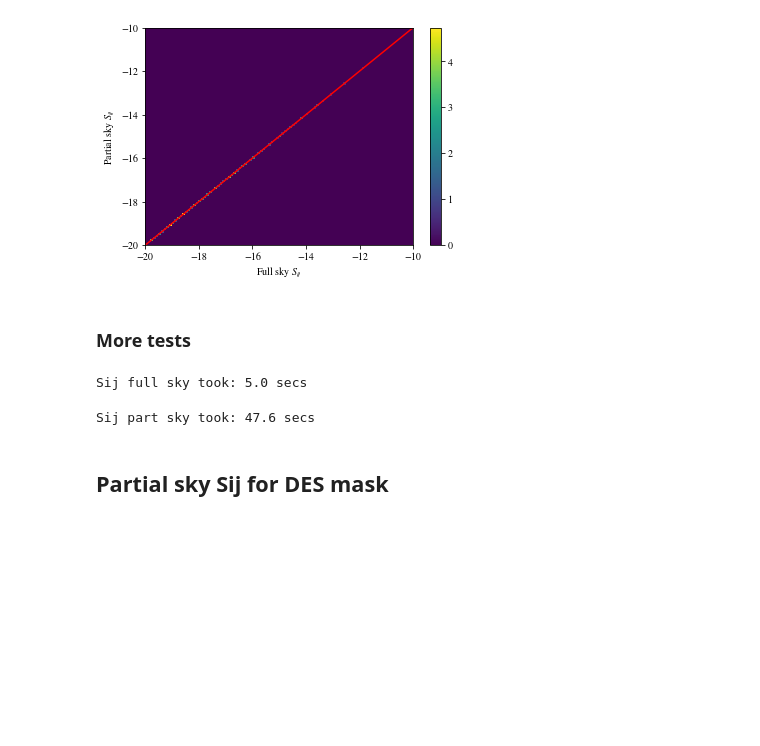
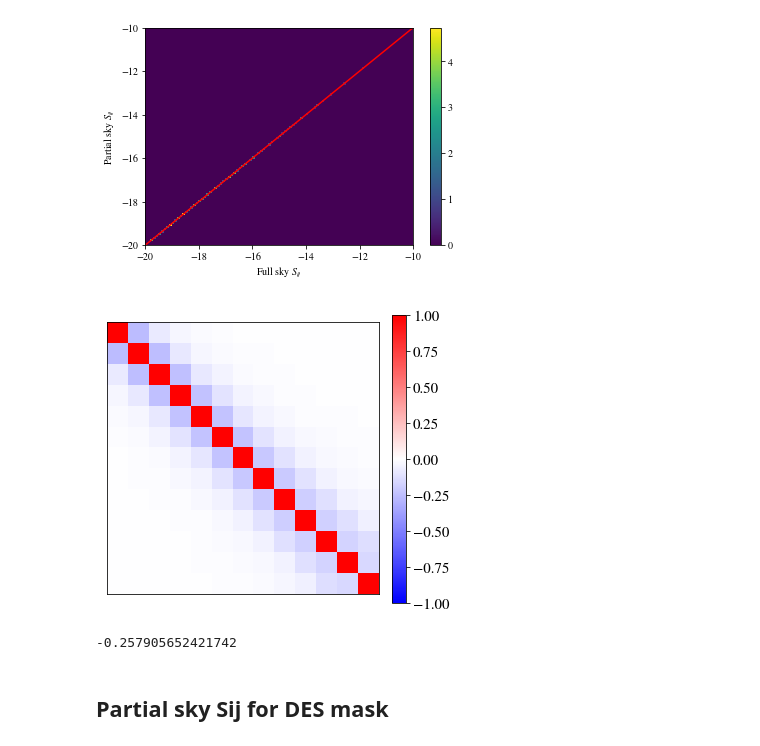
Before and after one commit to fabienlacasa/PySSC, a Jupyter notebook: Partsky_examples.ipynb, the cells around one changed output. Saved outputs shown, nothing was run; the diff lists cells and outputs as text; code cells hidden in the pictures; blank space fills up the shorter version.

```diff
--- a/Partsky_examples.ipynb
+++ b/Partsky_examples.ipynb
@@ -80,24 +80,25 @@ print('%.1f%% of the part sky Sij bins are within 1%% of the Sij full sky value'
 # %% [output]
 100.0% of the part sky Sij bins are within 1% of the Sij full sky value
 [figure]
-# %% [markdown]
-<h3>More tests</h3>
-# %%
-# full sky Sij
-t0 = time.clock()
-Sijw_full_test = PySSC.Sij(z_arr,windows_T)
-t1 = time.clock()
-print('Sij full sky took: %.1f secs' %(t1-t0))
-# %% [output]
-Sij full sky took: 5.0 secs
-# %%
-# partial sky Sij with full-sky mask
-t0 = time.clock()
-Sijw_part_test = PySSC.Sij_psky(z_arr,windows_T,clmask=None,mask='./masks/full_sky_map.fits') #long computation
-t1 = time.clock()
-print('Sij part sky took: %.1f secs' %((t1-t0)))
-# %% [output]
-Sij part sky took: 47.6 secs
+# %%
+# Let's now plot the correlation matrix : Sij/sqrt(Sii*Sjj)
+#Compute the correlation matrix
+correlw_full = np.zeros((nbins_T,nbins_T))
+for i in range(nbins_T):
+    for j in range(nbins_T):
+        correlw_full[i,j] = Sijw_full[i,j] / np.sqrt(Sijw_full[i,i]*Sijw_full[j,j])
+#Plot it
+fig = plt.figure(figsize=(5.5,5))
+P = plt.imshow(correlw_full,interpolation='none',cmap='bwr',vmin=-1,vmax=1)
+plt.xticks([]) ; plt.yticks([])
+ax1 = fig.add_axes([0.89, 0.1, 0.035, 0.8])
+cbar = plt.colorbar(P,ax1)
+cbar.ax.tick_params(labelsize=15)
+plt.show()
+print(correlw_full.min())
+# %% [output]
+[figure, added]
+-0.257905652421742
 # %% [markdown]
 ## Partial sky Sij for DES mask
 # %%
```
Also changed, not shown: parts of 9 cells of this notebook, 1 other file.
